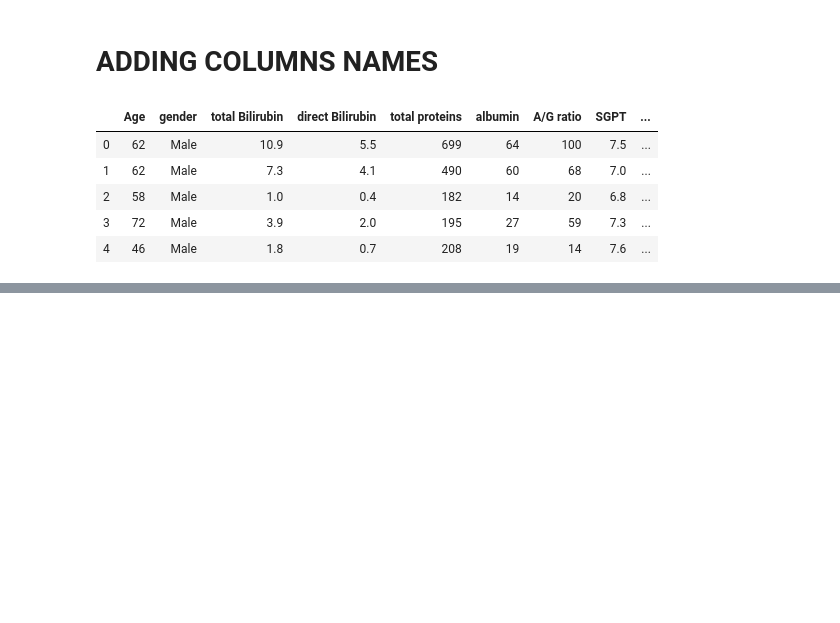
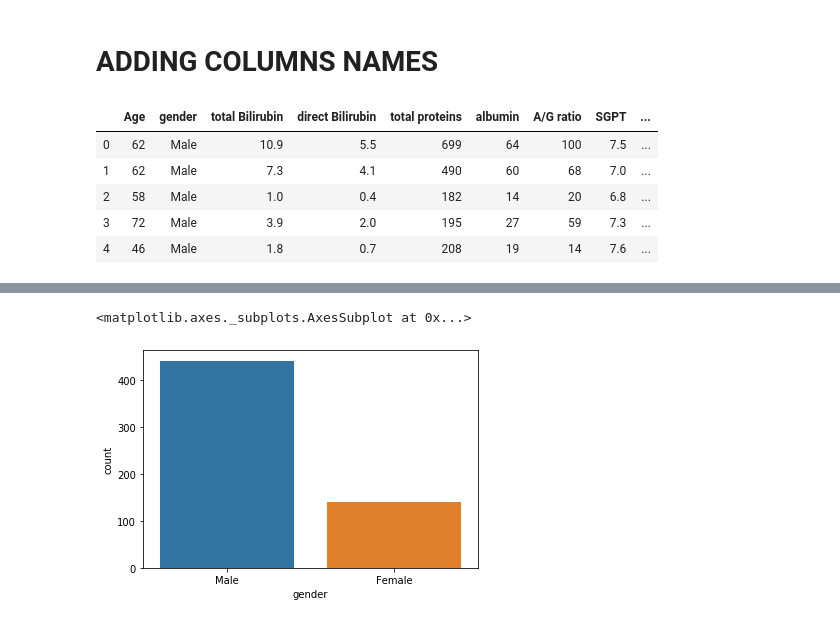
Before and after one commit to RakshithDB1/Predication-of-liver-disease-using-machine-learning-techniques, a Jupyter notebook: EDA_AND_SVM.ipynb, the cells around one changed output, grey strips where cells are left out. Saved outputs shown, nothing was run; the diff lists cells and outputs as text; code cells hidden in the pictures; blank space fills up the shorter version.

```diff
--- a/EDA_AND_SVM.ipynb
+++ b/EDA_AND_SVM.ipynb
@@ -34,0 +100,5 @@ df.head(5)
+# %%
+sns.countplot(x='gender',data=df)
+# %% [output]
+<matplotlib.axes._subplots.AxesSubplot at 0x...>
+[figure, added]
```
Also changed, not shown: parts of 10 cells of this notebook.
